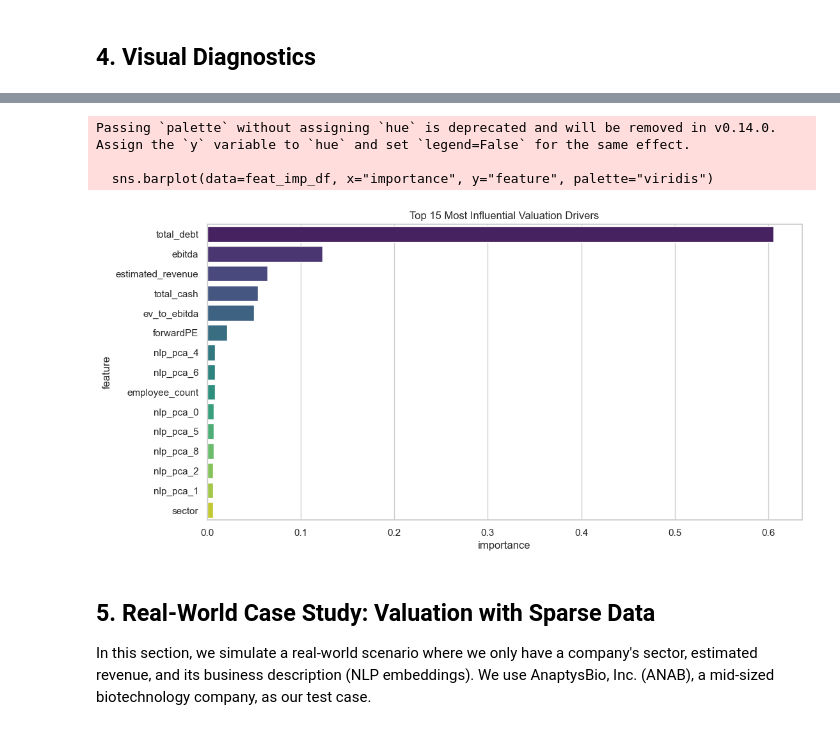
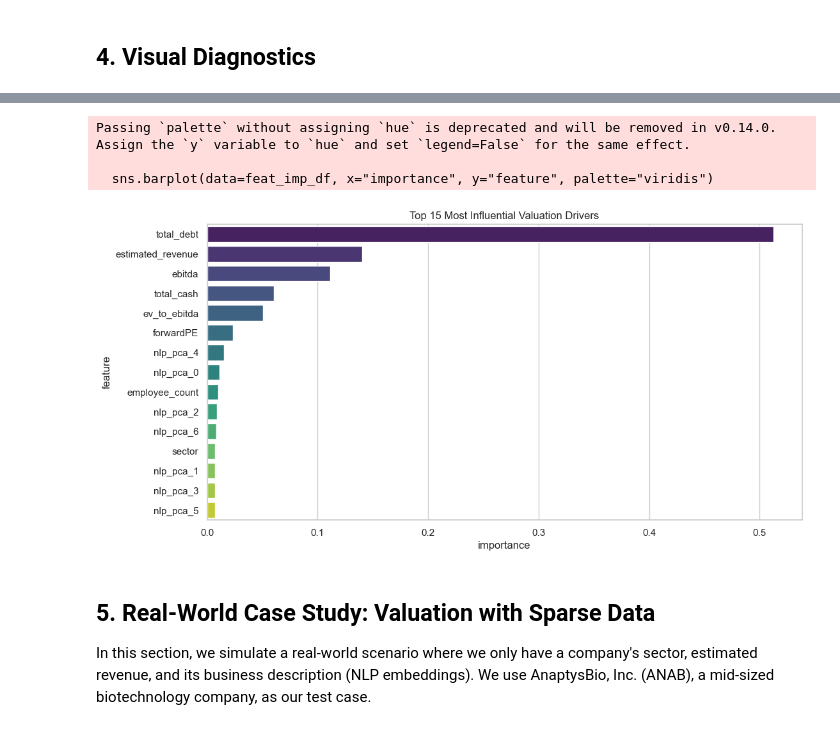
Before and after one commit to Ryan-Fue/smartComps, a Jupyter notebook: notebooks/valuation_prototype.ipynb, the cells around one changed output, grey strips where cells are left out. Drawn from its saved outputs; the diff is of its cells as text; code cells hidden in the pictures.

```diff
--- a/notebooks/valuation_prototype.ipynb
+++ b/notebooks/valuation_prototype.ipynb
@@ -133,23 +133,23 @@ plt.show()
 # %%
 # Feature Importance Analysis
-xgb_model = engine.pipeline.named_steps["model"].regressor_.estimators_[0]
+xgb_model = engine.pipeline.named_steps["model"].regressor_
 
 # Reconstruct feature names from the dynamic lists
 feature_names = engine.fin_cols + engine.cat_cols + [f"nlp_pca_{i}" for i in range(10)]
 
 importances = xgb_model.feature_importances_
 feat_imp_df = pd.DataFrame({"feature": feature_names, "importance": importances})
 feat_imp_df = feat_imp_df.sort_values("importance", ascending=False).head(15)
 
 plt.figure(figsize=(12, 6))
 sns.barplot(data=feat_imp_df, x="importance", y="feature", palette="viridis")
 plt.title("Top 15 Most Influential Valuation Drivers")
 plt.show()
 # %% [output]
 Passing `palette` without assigning `hue` is deprecated and will be removed in v0.14.0. Assign the `y` variable to `hue` and set `legend=False` for the same effect.
 
   sns.barplot(data=feat_imp_df, x="importance", y="feature", palette="viridis")
-[figure, old version]
+[figure, new version]
 # %% [markdown]
 ## 5. Real-World Case Study: Valuation with Sparse Data
 
```
Also changed, not shown: parts of 5 cells of this notebook, 2 other files.
